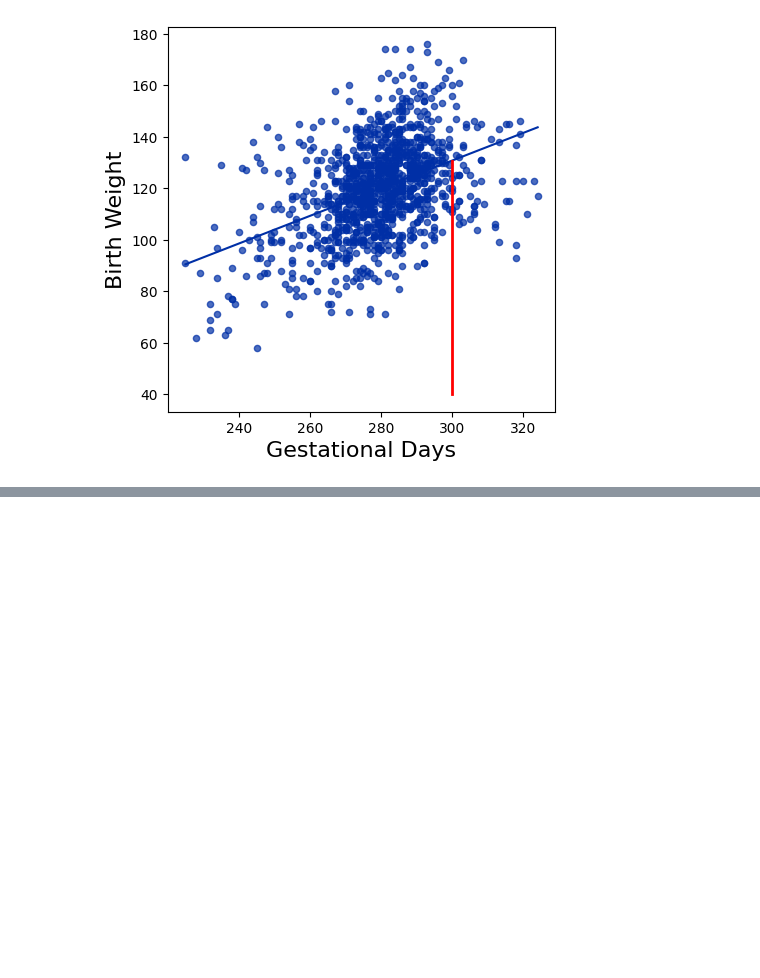
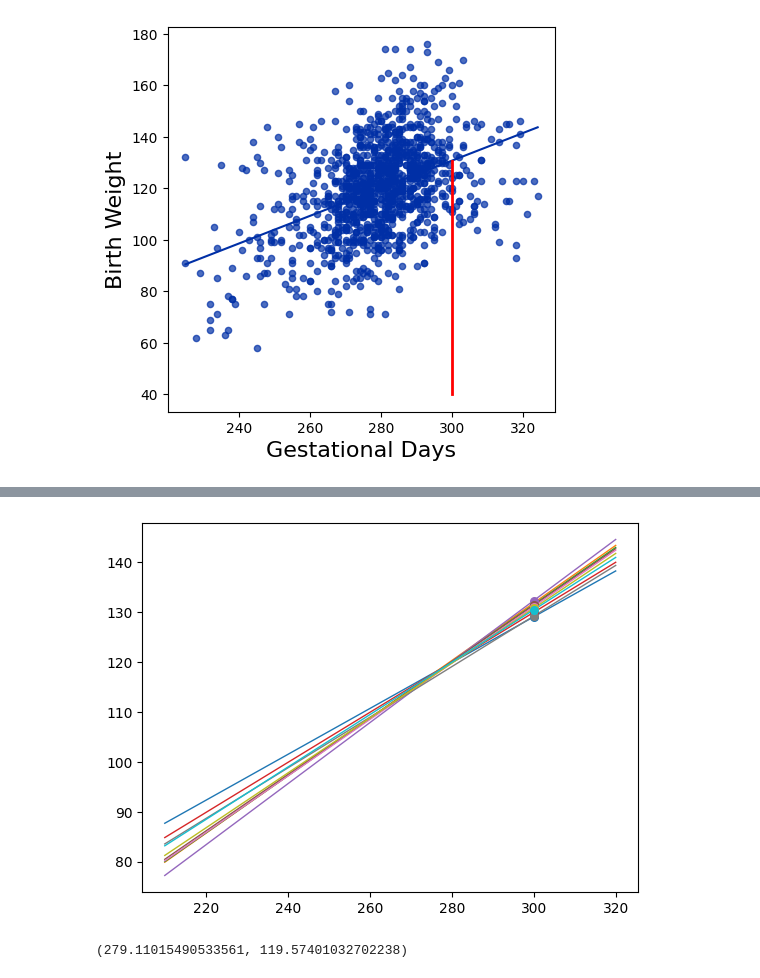
Before and after one commit to lochnes-007/Data8, a Jupyter notebook: 33-RegressionInference.ipynb, the cells around one changed output, grey strips where cells are left out. Saved outputs shown, nothing was run; the diff lists cells and outputs as text; code cells hidden in the pictures; blank space fills up the shorter version.

```diff
--- a/33-RegressionInference.ipynb
+++ b/33-RegressionInference.ipynb
@@ -134,0 +172,19 @@ plt.plot([x, x], [40, prediction_at_300], color='red', lw=2);
+# %%
+lines = Table(['slope','intercept', 'at 210', 'at 300', 'at 320'])
+
+for i in range(10):
+    resample = births.sample()
+    a = slope(resample, 'Gestational Days', 'Birth Weight')
+    b = intercept(resample, 'Gestational Days', 'Birth Weight')
+    lines.append([a, b, a * 210 + b, a * 300 + b, a * 320 + b])
+
+for i in np.arange(lines.num_rows):
+    line = lines.row(i)
+    plt.plot([210, 320], [line.item('at 210'), line.item('at 320')], lw=1)
+    plt.scatter(300, line.item('at 300'), s=30, zorder=3)
+# %% [output]
+[figure, added]
+# %%
+np.mean(births.column('Gestational Days')), np.mean(births.column('Birth Weight'))
+# %% [output]
+(279.11015490533561, 119.57401032702238)
```
Also changed, not shown: parts of 20 cells of this notebook.
